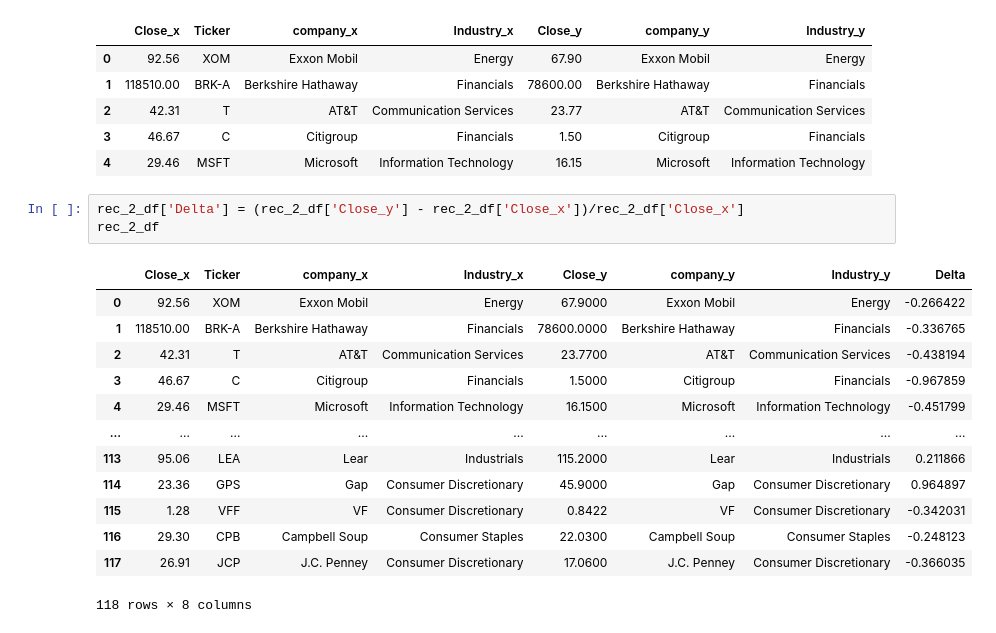
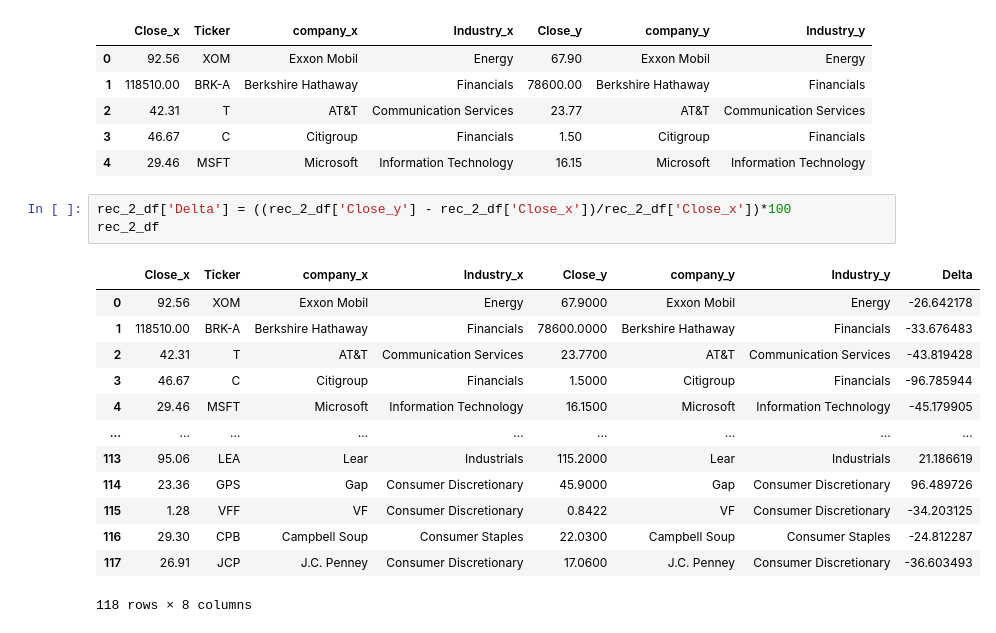
Before and after one commit to skinnms/DBC_project_1, a Jupyter notebook: Scripts/Project 1 Data Viz.ipynb, the cells around one changed output. Drawn from its saved outputs; the diff is of its cells as text.

```diff
--- a/Scripts/Project 1 Data Viz.ipynb
+++ b/Scripts/Project 1 Data Viz.ipynb
@@ -297,21 +286,21 @@ rec_2_df.head()
 | 3 | 46.67 | C | Citigroup | Financials | 1.50 | Citigroup | Financials |
 | 4 | 29.46 | MSFT | Microsoft | Information Technology | 16.15 | Microsoft | Information Technology |
 # %%
-rec_2_df['Delta'] = (rec_2_df['Close_y'] - rec_2_df['Close_x'])/rec_2_df['Close_x']
+rec_2_df['Delta'] = ((rec_2_df['Close_y'] - rec_2_df['Close_x'])/rec_2_df['Close_x'])*100
 rec_2_df
 # %% [output]
 |  | Close_x | Ticker | company_x | Industry_x | Close_y | company_y | Industry_y | Delta |
-| 0 | 92.56 | XOM | Exxon Mobil | Energy | 67.9000 | Exxon Mobil | Energy | -0.266422 |
-| 1 | 118510.00 | BRK-A | Berkshire Hathaway | Financials | 78600.0000 | Berkshire Hathaway | Financials | -0.336765 |
-| 2 | 42.31 | T | AT&T | Communication Services | 23.7700 | AT&T | Communication Services | -0.438194 |
-| 3 | 46.67 | C | Citigroup | Financials | 1.5000 | Citigroup | Financials | -0.967859 |
-| 4 | 29.46 | MSFT | Microsoft | Information Technology | 16.1500 | Microsoft | Information Technology | -0.451799 |
+| 0 | 92.56 | XOM | Exxon Mobil | Energy | 67.9000 | Exxon Mobil | Energy | -26.642178 |
+| 1 | 118510.00 | BRK-A | Berkshire Hathaway | Financials | 78600.0000 | Berkshire Hathaway | Financials | -33.676483 |
+| 2 | 42.31 | T | AT&T | Communication Services | 23.7700 | AT&T | Communication Services | -43.819428 |
+| 3 | 46.67 | C | Citigroup | Financials | 1.5000 | Citigroup | Financials | -96.785944 |
+| 4 | 29.46 | MSFT | Microsoft | Information Technology | 16.1500 | Microsoft | Information Technology | -45.179905 |
 | ... | ... | ... | ... | ... | ... | ... | ... | ... |
-| 113 | 95.06 | LEA | Lear | Industrials | 115.2000 | Lear | Industrials | 0.211866 |
-| 114 | 23.36 | GPS | Gap | Consumer Discretionary | 45.9000 | Gap | Consumer Discretionary | 0.964897 |
-| 115 | 1.28 | VFF | VF | Consumer Discretionary | 0.8422 | VF | Consumer Discretionary | -0.342031 |
-| 116 | 29.30 | CPB | Campbell Soup | Consumer Staples | 22.0300 | Campbell Soup | Consumer Staples | -0.248123 |
-| 117 | 26.91 | JCP | J.C. Penney | Consumer Discretionary | 17.0600 | J.C. Penney | Consumer Discretionary | -0.366035 |
+| 113 | 95.06 | LEA | Lear | Industrials | 115.2000 | Lear | Industrials | 21.186619 |
+| 114 | 23.36 | GPS | Gap | Consumer Discretionary | 45.9000 | Gap | Consumer Discretionary | 96.489726 |
+| 115 | 1.28 | VFF | VF | Consumer Discretionary | 0.8422 | VF | Consumer Discretionary | -34.203125 |
+| 116 | 29.30 | CPB | Campbell Soup | Consumer Staples | 22.0300 | Campbell Soup | Consumer Staples | -24.812287 |
+| 117 | 26.91 | JCP | J.C. Penney | Consumer Discretionary | 17.0600 | J.C. Penney | Consumer Discretionary | -36.603493 |
 118 rows × 8 columns
 # %%
 rec_2_df.sort_values(by='Delta', ascending=False)
```
Also changed, not shown: parts of 23 cells of this notebook.
